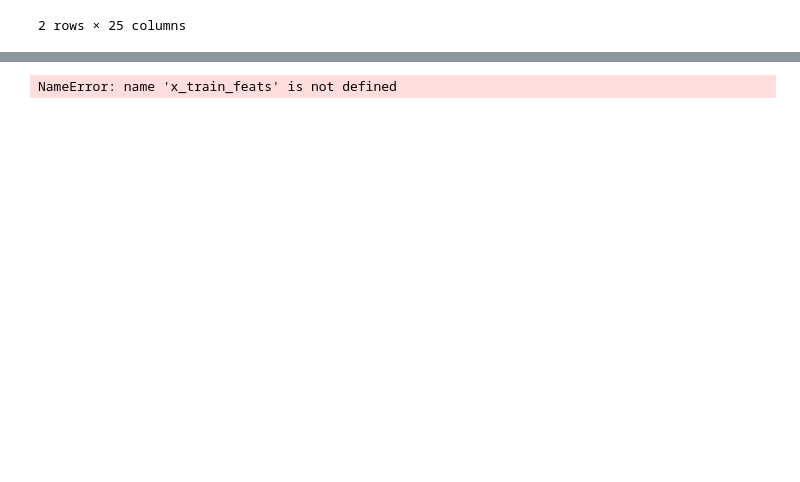
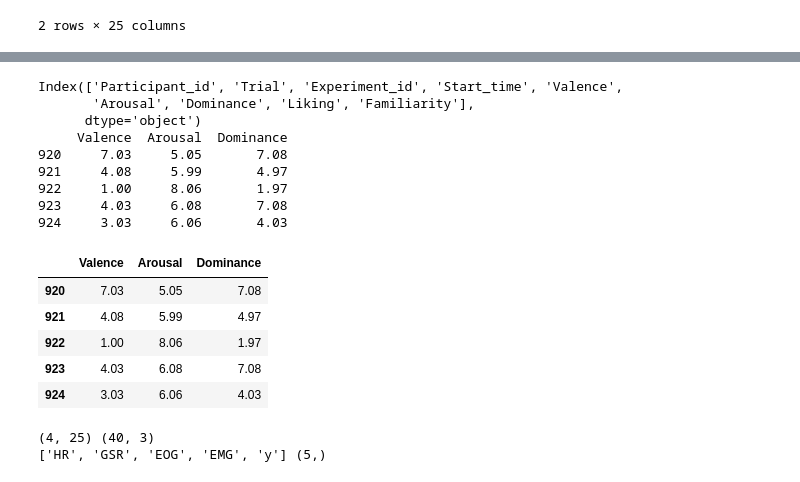
Before and after one commit to Simurgh818/BMED_6517_emotional_state_classifier, a Jupyter notebook: emotional_state_classifier.ipynb, the cells around one changed output, grey strips where cells are left out. Drawn from its saved outputs; the diff is of its cells as text; code cells hidden in the pictures; blank space fills up the shorter version.

```diff
--- a/emotional_state_classifier.ipynb
+++ b/emotional_state_classifier.ipynb
@@ -148,11 +148,11 @@ def epoch_bdf(subject_id):
 
     print('Raw physiological data has been epoched, downsampled, trial-reordered and channel-reordered.')
     print('Finished.')
-    return raw, epochs, epochs_downsampled, data_npy
+    return raw, epochs, epochs_downsampled, data_npy, ratings_subj
 # %%
 subject_id = 24
 
-raw, epochs, epochs_downsampled, data_npy = epoch_bdf(subject_id)
+raw, epochs, epochs_downsampled, data_npy,ratings_subj = epoch_bdf(subject_id)
 # %% [output]
 ----------------------------------------------------
 
@@ -680,12 +702,37 @@ x_train_feats.head()
+# %%
+print(ratings_subj.columns)
+# print(ratings_subj.)
+y_vad = ratings_subj.iloc[:,4:7] #["Valence", "Arousal", "Dominance"]
+# y_vad
+print(y_vad.head())
+y_train = pd.DataFrame(y_vad)
+y_train.head()
+# %% [output]
+Index(['Participant_id', 'Trial', 'Experiment_id', 'Start_time', 'Valence',
+       'Arousal', 'Dominance', 'Liking', 'Familiarity'],
+      dtype='object')
+     Valence  Arousal  Dominance
+920     7.03     5.05       7.08
+921     4.08     5.99       4.97
+922     1.00     8.06       1.97
+923     4.03     6.08       7.08
+924     3.03     6.06       4.03
+|  | Valence | Arousal | Dominance |
+| 920 | 7.03 | 5.05 | 7.08 |
+| 921 | 4.08 | 5.99 | 4.97 |
+| 922 | 1.00 | 8.06 | 1.97 |
+| 923 | 4.03 | 6.08 | 7.08 |
+| 924 | 3.03 | 6.06 | 4.03 |
 # %%
 # Combining: HR, GSR, EOG, and EMG. EEG is not working
 
-feature_names = ['mean', 'std', 'first_IQR', 'median', 'third_IQR']
-print(np.shape(x_train_feats), np.shape(y_train[:, np.newaxis]))
+feature_names = ['HR', 'GSR', 'EOG', 'EMG']
+print(np.shape(x_train_feats), np.shape(y_train))
 col=feature_names + ['y']
 print(col, np.shape(col))
 # %% [output]
-NameError: name 'x_train_feats' is not defined
+(4, 25) (40, 3)
+['HR', 'GSR', 'EOG', 'EMG', 'y'] (5,)
 # %%
 # Seaborn visualization of features
 
```
Also changed, not shown: parts of 2 cells of this notebook.
